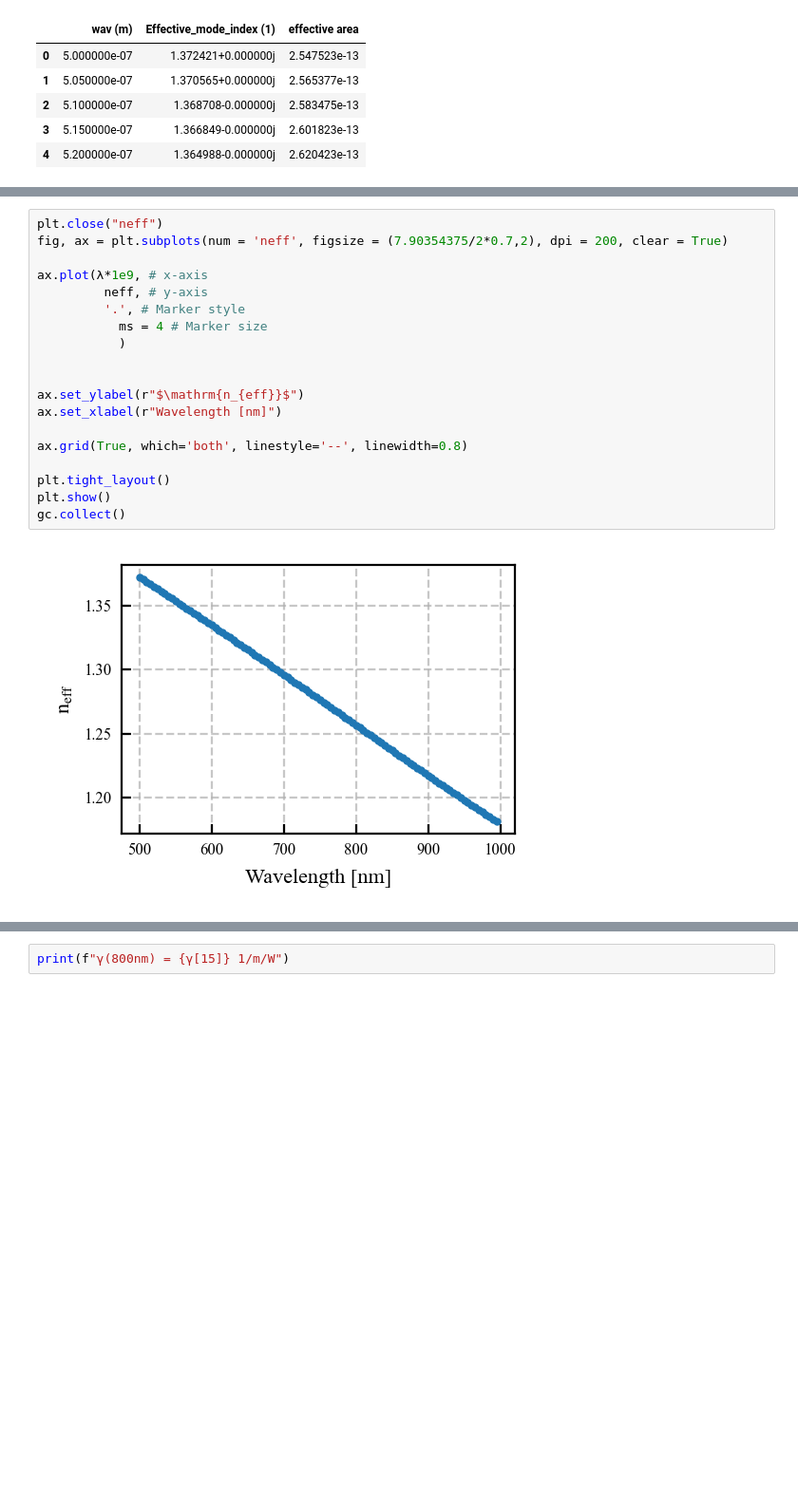
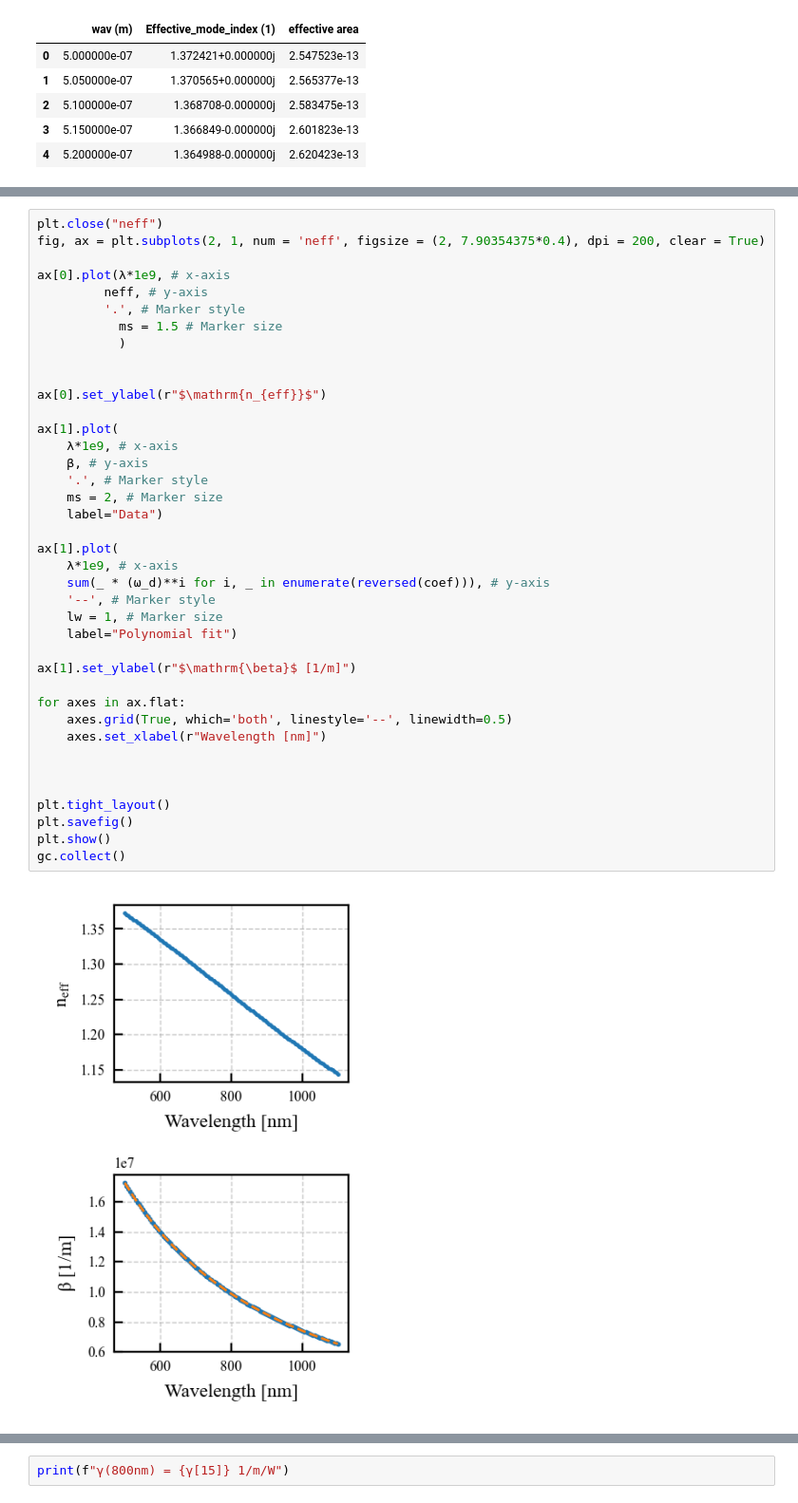
Before and after one commit to guttonm/FI254-projeto4, a Jupyter notebook: Nonlinearities/diameter_650nm/gamma.ipynb, the cells around one changed output, grey strips where cells are left out. Shown at 95% size. Drawn from its saved outputs; the diff is of its cells as text; blank space fills up the shorter version.

Commit message:
redid the data analysis using more recent version of the jupyter-notebook. added a README.md file.

```diff
--- a/Nonlinearities/diameter_650nm/gamma.ipynb
+++ b/Nonlinearities/diameter_650nm/gamma.ipynb
@@ -110,21 +165,41 @@ neff = np.real(simulação["Effective_mode_index (1)"])
 # %%
 plt.close("neff")
-fig, ax = plt.subplots(num = 'neff', figsize = (7.90354375/2*0.7,2), dpi = 200, clear = True)
+fig, ax = plt.subplots(2, 1, num = 'neff', figsize = (2, 7.90354375*0.4), dpi = 200, clear = True)
 
-ax.plot(λ*1e9, # x-axis
+ax[0].plot(λ*1e9, # x-axis
          neff, # y-axis
          '.', # Marker style
-           ms = 4 # Marker size
+           ms = 1.5 # Marker size
            )
 
 
-ax.set_ylabel(r"$\mathrm{n_{eff}}$")
-ax.set_xlabel(r"Wavelength [nm]")
+ax[0].set_ylabel(r"$\mathrm{n_{eff}}$")
 
-ax.grid(True, which='both', linestyle='--', linewidth=0.8)
+ax[1].plot(
+    λ*1e9, # x-axis
+    β, # y-axis
+    '.', # Marker style
+    ms = 2, # Marker size
+    label="Data")
+
+ax[1].plot(
+    λ*1e9, # x-axis
+    sum(_ * (ω_d)**i for i, _ in enumerate(reversed(coef))), # y-axis
+    '--', # Marker style
+    lw = 1, # Marker size
+    label="Polynomial fit")
+
+ax[1].set_ylabel(r"$\mathrm{\beta}$ [1/m]")
+
+for axes in ax.flat:
+    axes.grid(True, which='both', linestyle='--', linewidth=0.5)
+    axes.set_xlabel(r"Wavelength [nm]")
+
+
 
 plt.tight_layout()
+plt.savefig()
 plt.show()
 gc.collect()
 # %% [output]
-[figure, old version]
+[figure, new version]
```
Also changed, not shown: parts of 12 cells of this notebook, 7 other files.
